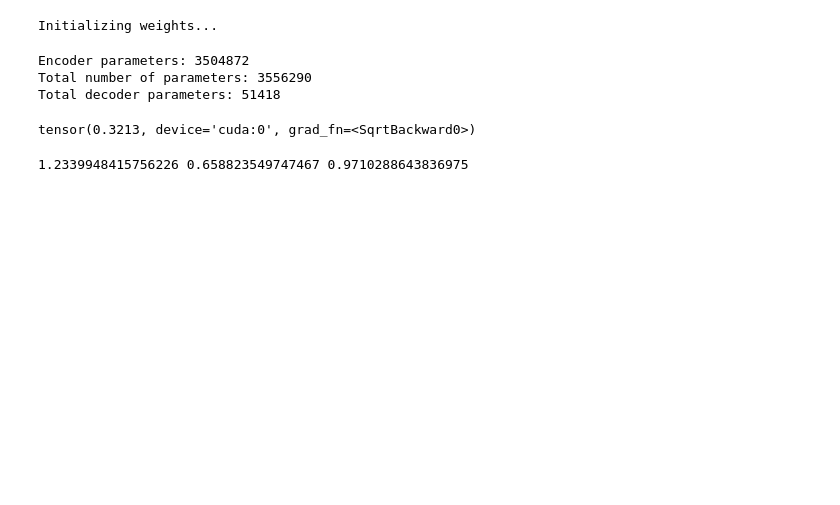
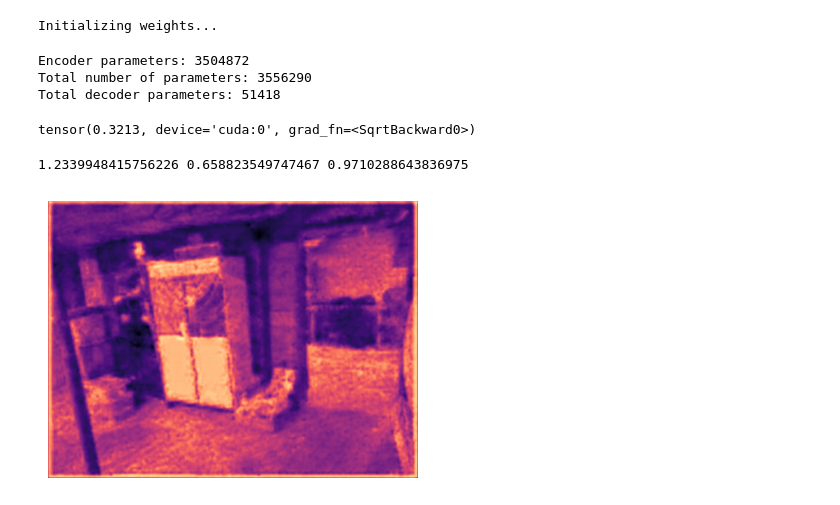
Before and after one commit to Utsab-2010/Depth-Estimation-Task, a Jupyter notebook: mobilenetv2.pytorch/test_v3.ipynb, the cells around one changed output. Drawn from its saved outputs; the diff is of its cells as text; code cells hidden in the pictures; blank space fills up the shorter version.

```diff
--- a/mobilenetv2.pytorch/test_v3.ipynb
+++ b/mobilenetv2.pytorch/test_v3.ipynb
@@ -866,3 +870,29 @@ torch.max(output[3]-depth_tensor).item())
 1.2339948415756226 0.658823549747467 0.9710288643836975
 # %%
 # torch.save(model.state_dict(), '../saves/v2.pth')
+# %%
+def smooth_depth_prediction(depth_tensor, kernel_size=5):
+    """Apply Gaussian smoothing to reduce noise"""
+    import torch.nn.functional as F
+
+    # Create Gaussian kernel
+    sigma = kernel_size / 3.0
+    kernel_1d = torch.exp(-0.5 * (torch.arange(kernel_size) - kernel_size//2)**2 / sigma**2)
+    kernel_1d = kernel_1d / kernel_1d.sum()
+
+    # 2D separable Gaussian
+    kernel_2d = kernel_1d[:, None] * kernel_1d[None, :]
+    kernel_2d = kernel_2d.unsqueeze(0).unsqueeze(0).to(depth_tensor.device)
+
+    # Apply smoothing
+    smooth_depth = F.conv2d(depth_tensor, kernel_2d, padding=kernel_size//2)
+    return smooth_depth
+
+# Use during inference
+with torch.no_grad():
+    raw_pred = model(img_tensor)
+    smooth_pred = smooth_depth_prediction(raw_pred[-1])
+# %%
+depth_to_display(smooth_pred)
+# %% [output]
+[figure, added]
```
Also changed, not shown: parts of 8 cells of this notebook.
